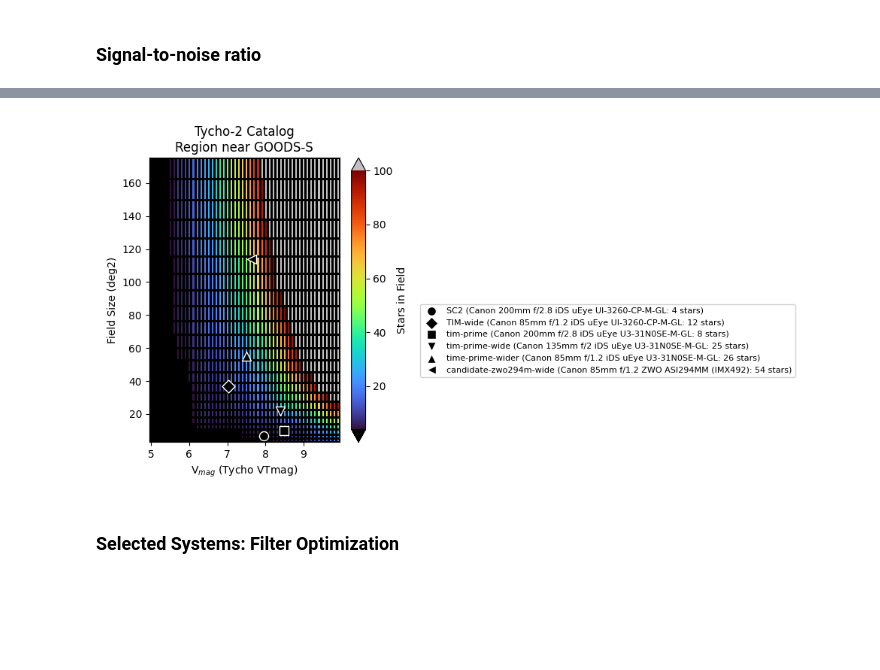
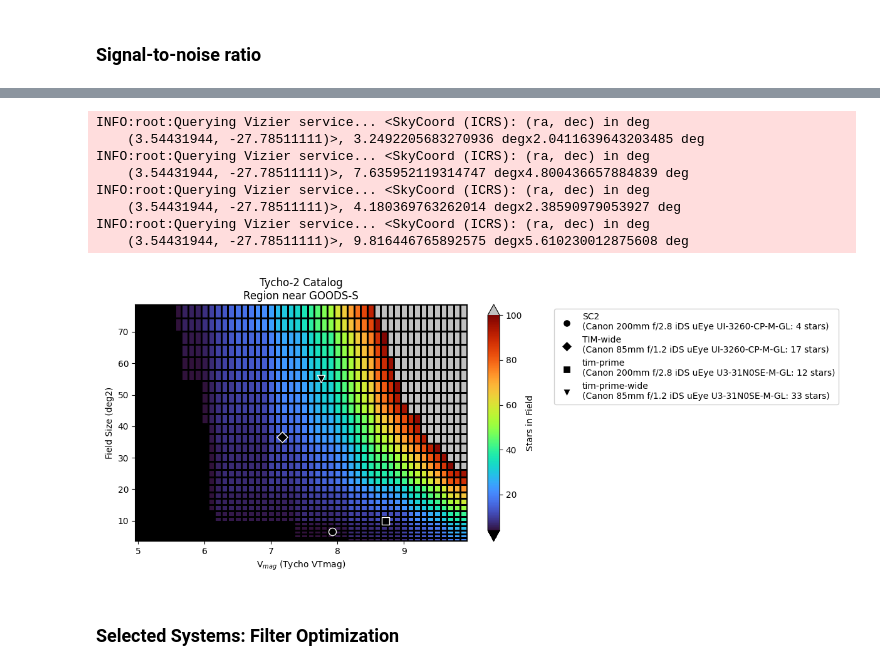
Before and after one commit to evanmayer/starcam-sim, a Jupyter notebook: starcam_trade_study.ipynb, the cells around one changed output, grey strips where cells are left out. Saved outputs shown, nothing was run; the diff lists cells and outputs as text; code cells hidden in the pictures; blank space fills up the shorter version.

```diff
--- a/starcam_trade_study.ipynb
+++ b/starcam_trade_study.ipynb
@@ -454,7 +469,9 @@ Assume an observation near TIM science field, out of galactic plane, near GOODS-
 # %%
 region = coord.SkyCoord(ra='3:32:39.55', dec='-27d47m6.40s', unit=(u.deg, u.deg), frame='icrs')
 # region = coord.SkyCoord(ra='4:38:12.7', dec='21d39m05.2s', unit=(u.deg, u.deg), frame='icrs')
-fovs = np.arange(2, 13.5, 0.5) * u.deg
+
+max_area = np.max([(cam.fov[0] * cam.fov[1]).value for cam in cams])
+fovs = np.arange(2, np.ceil(np.sqrt(max_area)) + 1.0, 0.25) * u.deg
 xs = []
 hitss = []
 ecdfs = []
@@ -595,0 +629,34 @@ WARNING: OverflowError converting to IntType in column Flags, reverting to Strin
+# %%
+t_exp = 0.1 * u.s
+mags_Vtyc = np.arange(10., 6.4, -0.1)
+snr_limit = 2
+for i, cam in enumerate(cams):
+    fig, ax = plt.subplots(figsize=(7,4))
+    Teff = get_median_Teff(region, cam.fov[0], cam.fov[1])
+    model_curve = get_model_flux_density(Teff)
+    mags = get_equivalent_mag(lambd, mags_Vtyc, tycho_v, cam.filter, model_curve)
+    src = []
+    sky = []
+    summed = []
+    for mag in mags:
+        _, (source_electrons_per_sec, sky_electrons_per_sec, aperture_area_px) = simple_snr_spectral(t_exp, lambd, mag, cam, return_components=True)
+        e_per_px_source = (t_exp / aperture_area_px) * source_electrons_per_sec
+        e_per_px_sky = (t_exp / aperture_area_px) * sky_electrons_per_sec
+        e_per_px = e_per_px_source + e_per_px_sky
+        src.append(e_per_px_source.value)
+        sky.append(e_per_px_sky.value)
+        summed.append(e_per_px.value)
+
+    ax.plot(mags_Vtyc, sky, color='k', linestyle='--', label='Sky Counts')
+    ax.plot(mags_Vtyc, summed, color='k', label='Sky Counts + Source Counts')
+
+    ax.set_ylim(0, 1.1 * max([cam.sensor.full_well.value, np.max(summed)]))
+    xmin, xmax = ax.get_xlim()
+    ymin, ymax = ax.get_ylim()
+    ax.fill_between([xmin, xmax], cam.sensor.full_well.value, y2=ymax, color='r', alpha=0.3, label='Full Well Limit')
+    ax.set_xlabel('Vmag (Tycho2)')
+    ax.set_ylabel('Counts (e$^{-}$)')
+    ax.set_title(f't={t_exp:0.1f}\n{cam.name}\n({cam.lens.name}, {cam.sensor.name}, {cam.filter.name})')
+    ax.grid()
+    ax.legend(loc='center left', bbox_to_anchor=(1, 0.5))
+    fig.tight_layout()
@@ -603,39 +692,47 @@ for i, fov in enumerate(fovs):
 X, Y = np.meshgrid(b[:-1], fovs**2)
 Z = np.stack(countss)
 
-fig, ax = plt.subplots(figsize=(10,5))
+fig, ax = plt.subplots(figsize=(12,5))
 cmap = plt.get_cmap('turbo').copy()
 cmap.set_extremes(under='k', over='silver')
 im = ax.pcolormesh(X, Y, Z, edgecolors='k', vmin=4, vmax=100, cmap=cmap)
 fig.colorbar(im, ax=ax, label='Stars in Field', extend='both')
 
 # identify cameras in mag/FoV parameter space
 marker_styles = ['o', 'D', 's', 'v', '^', '<', '>', '*']
 for i, cam in enumerate(cams):
     limiting_mag = limiting_mags[cam]
 
     table = get_tycho_stars(region, cam.fov[0], cam.fov[1], mag_limit=limiting_mag, nlimit=1000)
     est_stars = len(table)
 
     ax.scatter(
         limiting_mag,
         (cam.fov[0] * cam.fov[1]),
         s=75,
         marker=marker_styles[i % len(marker_styles)],
         color='k',
         edgecolor='w',
-        label=f'{cam.name} ({cam.lens.name} {cam.sensor.name}: {est_stars} stars)'
+        label=f'{cam.name}\n({cam.lens.name} {cam.sensor.name}: {est_stars} stars)'
     )
-ax.legend(loc='upper left', facecolor='w', fontsize=8, framealpha=0.9, bbox_to_anchor=(1.4, 0.5))
+ax.legend(loc='upper left', facecolor='w', fontsize=10, framealpha=0.9, bbox_to_anchor=(1.25, 1.))
 ax.set_title('Tycho-2 Catalog\nRegion near GOODS-S')
 ax.set_xlabel('V$_{mag}$ (Tycho VTmag)')
 ax.set_ylabel('Field Size (deg2)')
 ax.relim()
 ax.autoscale_view()
 fig.tight_layout()
 plt.show()
 # %% [output]
+INFO:root:Querying Vizier service... <SkyCoord (ICRS): (ra, dec) in deg
+    (3.54431944, -27.78511111)>, 3.2492205683270936 degx2.0411639643203485 deg
+INFO:root:Querying Vizier service... <SkyCoord (ICRS): (ra, dec) in deg
+    (3.54431944, -27.78511111)>, 7.635952119314747 degx4.800436657884839 deg
+INFO:root:Querying Vizier service... <SkyCoord (ICRS): (ra, dec) in deg
+    (3.54431944, -27.78511111)>, 4.180369763262014 degx2.38590979053927 deg
+INFO:root:Querying Vizier service... <SkyCoord (ICRS): (ra, dec) in deg
+    (3.54431944, -27.78511111)>, 9.816446765892575 degx5.610230012875608 deg
-[figure, old version]
+[figure, new version]
 # %% [markdown]
 ### Selected Systems: Filter Optimization
 # %%
```
Also changed, not shown: parts of 16 cells of this notebook, 1 other file.
